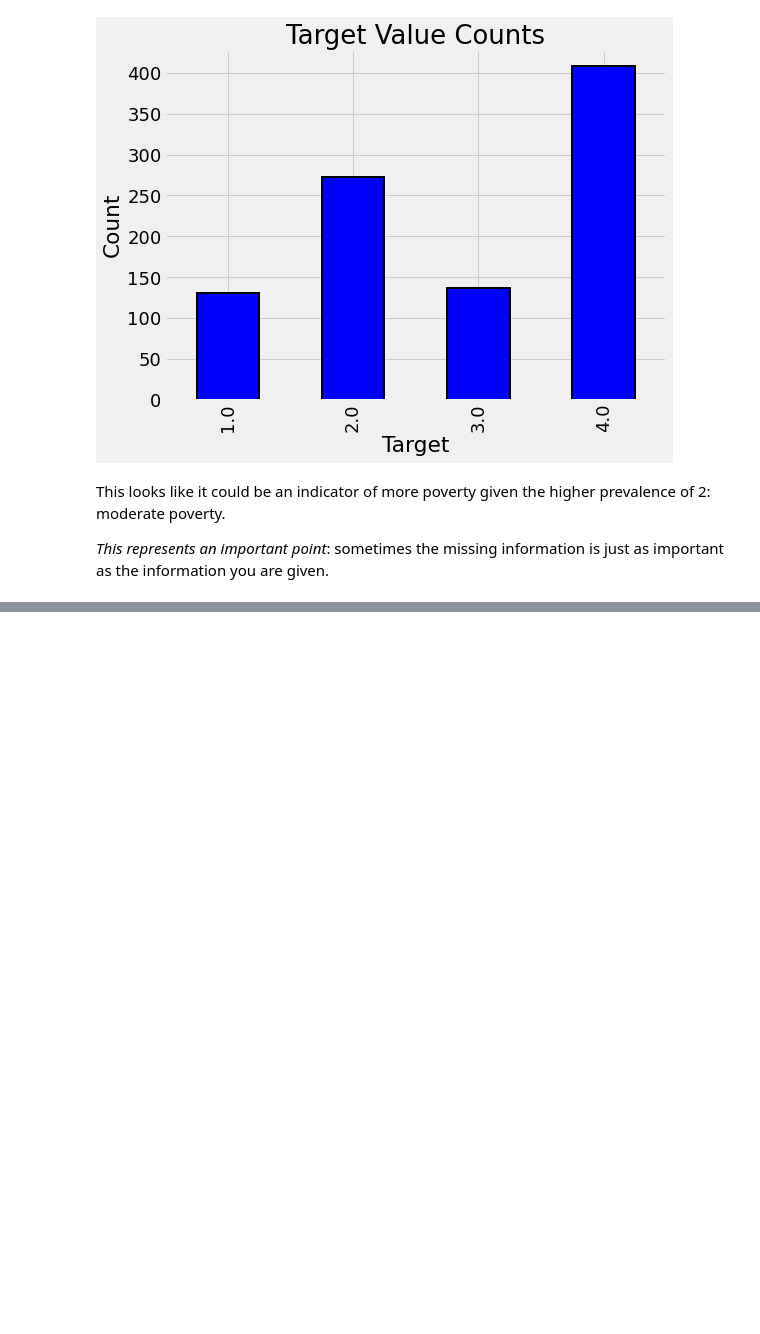
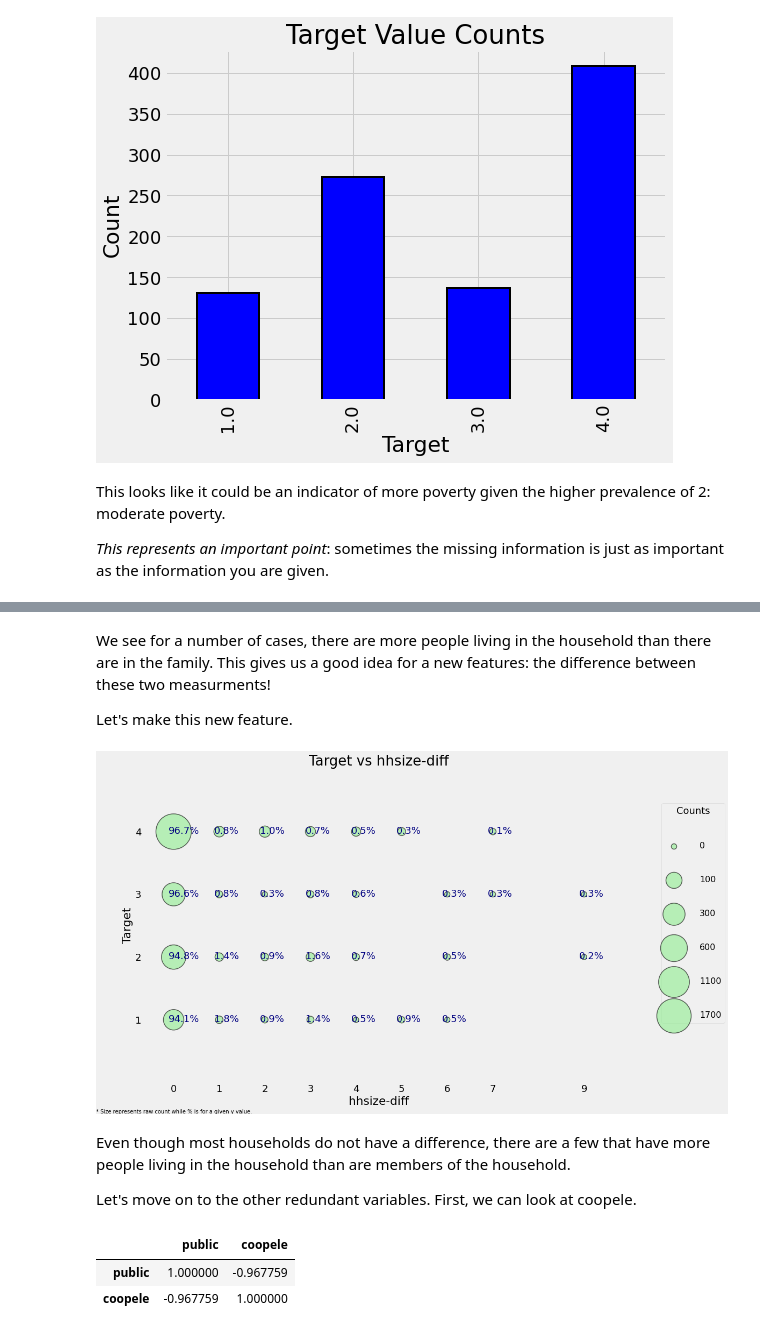
Before and after one commit to SM-Jang/kaggle, a Jupyter notebook: kaggle/household/household1.ipynb, the cells around one changed output, grey strips where cells are left out. Drawn from its saved outputs; the diff is of its cells as text; code cells hidden in the pictures; blank space fills up the shorter version.

```diff
--- a/kaggle/household/household1.ipynb
+++ b/kaggle/household/household1.ipynb
@@ -625,0 +801,2 @@ This looks like it could be an indicator of more poverty given the higher preval
+# %%
+heads = heads.drop(columns=['tamhog', 'hogar_total', 'r4t3'], axis=1)
@@ -625,0 +809,19 @@ This looks like it could be an indicator of more poverty given the higher preval
+# %% [markdown]
+We see for a number of cases, there are more people living in the household than there are in the family. This gives us a good idea for a new features: the difference between these two measurments!
+
+Let's make this new feature.
+# %%
+heads['hhsize-diff'] = heads['tamviv'] - heads['hhsize']
+plot_categoricals('hhsize-diff', 'Target', heads)
+# %% [output]
+[figure, added]
+# %% [markdown]
+Even though most households do not have a difference, there are a few that have more people living in the household than are members of the household.
+
+Let's move on to the other redundant variables. First, we can look at coopele.
+# %%
+corr_matrix.loc[corr_matrix['coopele'].abs()>0.9, corr_matrix['coopele'].abs()>0.9]
+# %% [output]
+|  | public | coopele |
+| public | 1.000000 | -0.967759 |
+| coopele | -0.967759 | 1.000000 |
```
Also changed, not shown: parts of 45 cells of this notebook.
